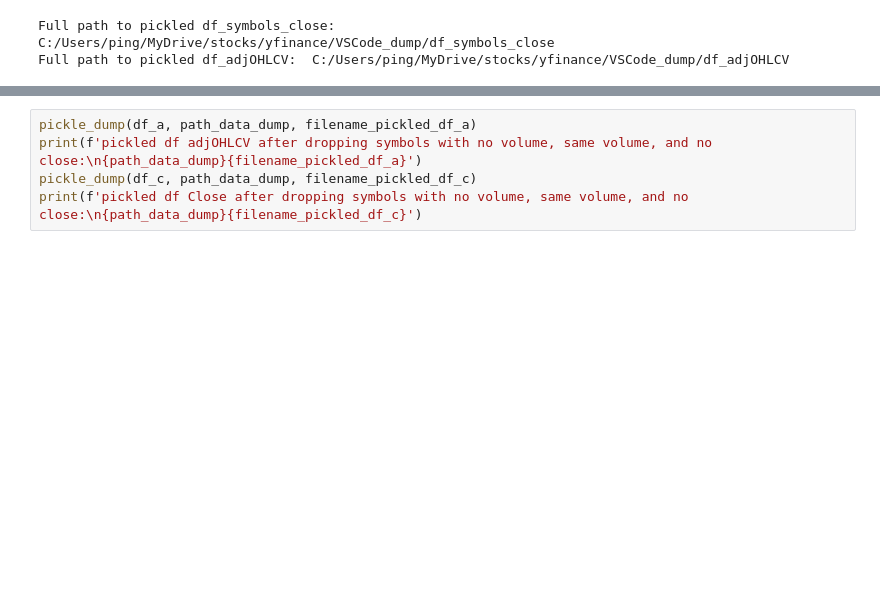
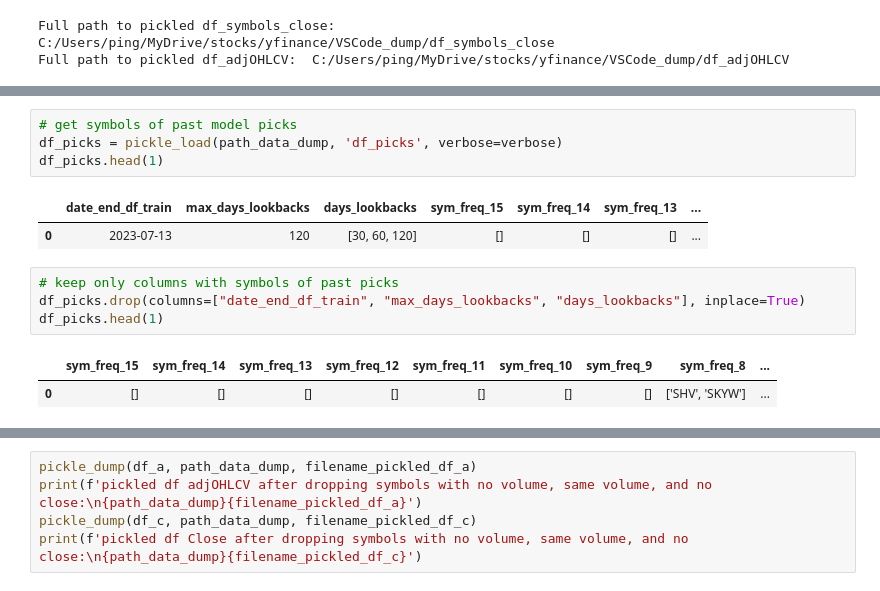
Before and after one commit to pympk/py3810, a Jupyter notebook: yf_1clean_OHLCV_close.ipynb, the cells around one changed output, grey strips where cells are left out. Saved outputs shown, nothing was run; the diff lists cells and outputs as text; blank space fills up the shorter version.

```diff
--- a/yf_1clean_OHLCV_close.ipynb
+++ b/yf_1clean_OHLCV_close.ipynb
@@ -94,0 +100,14 @@ Index(['ABNB', 'AIRC', 'ALGM', 'BJ', 'BRBR', 'CARR', 'CDAY', 'CEG', 'CHK',
+# %%
+# get symbols of past model picks
+df_picks = pickle_load(path_data_dump, 'df_picks', verbose=verbose)
+df_picks.head(1)
+# %% [output]
+|  | date_end_df_train | max_days_lookbacks | days_lookbacks | sym_freq_15 | sym_freq_14 | sym_freq_13 | ... |
+| 0 | 2023-07-13 | 120 | [30, 60, 120] | [] | [] | [] | ... |
+# %%
+# keep only columns with symbols of past picks
+df_picks.drop(columns=["date_end_df_train", "max_days_lookbacks", "days_lookbacks"], inplace=True)
+df_picks.head(1)
+# %% [output]
+|  | sym_freq_15 | sym_freq_14 | sym_freq_13 | sym_freq_12 | sym_freq_11 | sym_freq_10 | sym_freq_9 | sym_freq_8 | ... |
+| 0 | [] | [] | [] | [] | [] | [] | [] | ['SHV', 'SKYW'] | ... |
```
Also changed, not shown: parts of 15 cells of this notebook, 5 other files.
